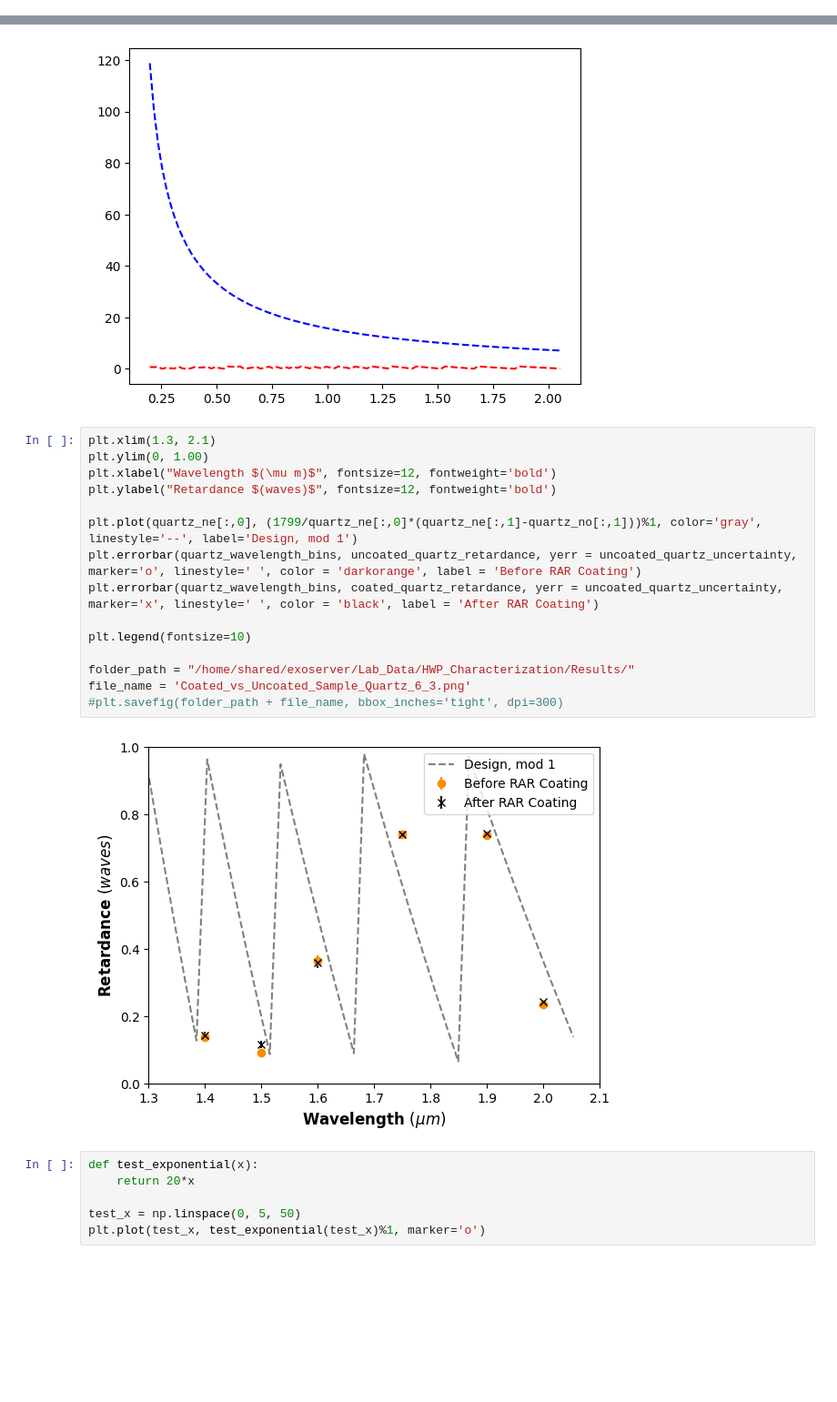
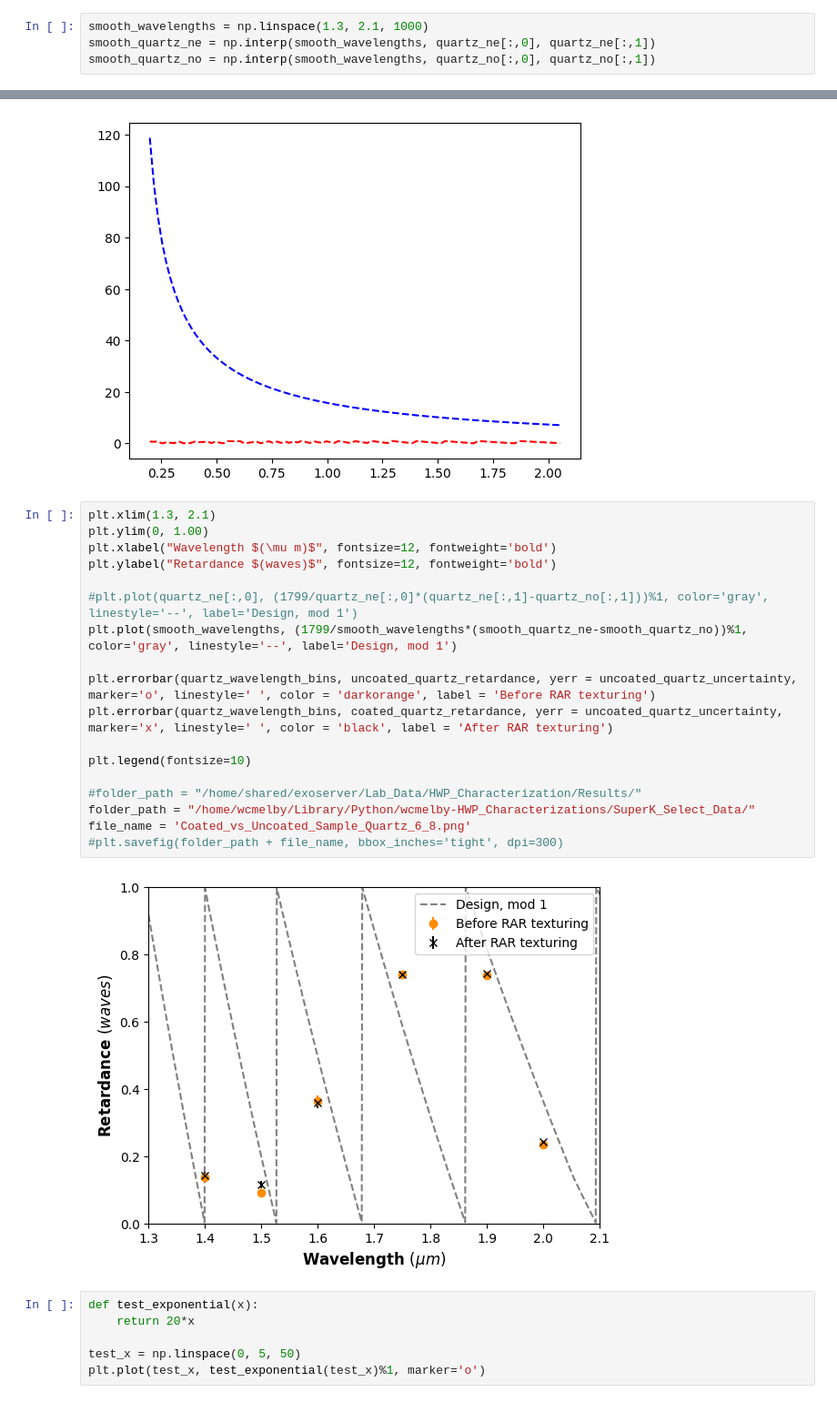
Before and after one commit to wcmelby/wcmelby-HWP_Characterizations, a Jupyter notebook: SuperK_Select_Data/L_SuperK_Analysis.ipynb, the cells around one changed output, grey strips where cells are left out. Shown at 91% size. Drawn from its saved outputs; the diff is of its cells as text; blank space fills up the shorter version.

```diff
--- a/SuperK_Select_Data/L_SuperK_Analysis.ipynb
+++ b/SuperK_Select_Data/L_SuperK_Analysis.ipynb
@@ -1104,3 +1106,7 @@ quartz_ne = np.genfromtxt("/home/shared/exoserver/Lab_Data/HWP_Characterization/
 quartz_no = np.genfromtxt("/home/shared/exoserver/Lab_Data/HWP_Characterization/Theoretical_Values/Ghosh-n(o)_Quartz.csv", delimiter=',', skip_header=1)#, usecols=1)
 specific_quartz_ne = np.interp(quartz_wavelength_bins, quartz_ne[:,0], quartz_ne[:,1])
 specific_quartz_no = np.interp(quartz_wavelength_bins, quartz_no[:,0], quartz_no[:,1])
+# %%
+smooth_wavelengths = np.linspace(1.3, 2.1, 1000)
+smooth_quartz_ne = np.interp(smooth_wavelengths, quartz_ne[:,0], quartz_ne[:,1])
+smooth_quartz_no = np.interp(smooth_wavelengths, quartz_no[:,0], quartz_no[:,1])
@@ -1122,20 +1132,23 @@ plt.plot(quartz_ne[:,0], (1799/quartz_ne[:,0]*(quartz_ne[:,1]-quartz_no[:,1])),
 # %%
 plt.xlim(1.3, 2.1)
 plt.ylim(0, 1.00)
 plt.xlabel("Wavelength $(\mu m)$", fontsize=12, fontweight='bold')
 plt.ylabel("Retardance $(waves)$", fontsize=12, fontweight='bold')
 
-plt.plot(quartz_ne[:,0], (1799/quartz_ne[:,0]*(quartz_ne[:,1]-quartz_no[:,1]))%1, color='gray', linestyle='--', label='Design, mod 1')
-plt.errorbar(quartz_wavelength_bins, uncoated_quartz_retardance, yerr = uncoated_quartz_uncertainty, marker='o', linestyle=' ', color = 'darkorange', label = 'Before RAR Coating')
-plt.errorbar(quartz_wavelength_bins, coated_quartz_retardance, yerr = uncoated_quartz_uncertainty, marker='x', linestyle=' ', color = 'black', label = 'After RAR Coating')
+#plt.plot(quartz_ne[:,0], (1799/quartz_ne[:,0]*(quartz_ne[:,1]-quartz_no[:,1]))%1, color='gray', linestyle='--', label='Design, mod 1')
+plt.plot(smooth_wavelengths, (1799/smooth_wavelengths*(smooth_quartz_ne-smooth_quartz_no))%1, color='gray', linestyle='--', label='Design, mod 1')
+
+plt.errorbar(quartz_wavelength_bins, uncoated_quartz_retardance, yerr = uncoated_quartz_uncertainty, marker='o', linestyle=' ', color = 'darkorange', label = 'Before RAR texturing')
+plt.errorbar(quartz_wavelength_bins, coated_quartz_retardance, yerr = uncoated_quartz_uncertainty, marker='x', linestyle=' ', color = 'black', label = 'After RAR texturing')
 
 plt.legend(fontsize=10)
 
-folder_path = "/home/shared/exoserver/Lab_Data/HWP_Characterization/Results/"
-file_name = 'Coated_vs_Uncoated_Sample_Quartz_6_3.png'
+#folder_path = "/home/shared/exoserver/Lab_Data/HWP_Characterization/Results/"
+folder_path = "/home/wcmelby/Library/Python/wcmelby-HWP_Characterizations/SuperK_Select_Data/"
+file_name = 'Coated_vs_Uncoated_Sample_Quartz_6_8.png'
 #plt.savefig(folder_path + file_name, bbox_inches='tight', dpi=300)
 # %% [output]
-[figure, old version]
+[figure, new version]
 # %%
 def test_exponential(x):
     return 20*x
```
Also changed, not shown: parts of 18 cells of this notebook, 10 other files.
